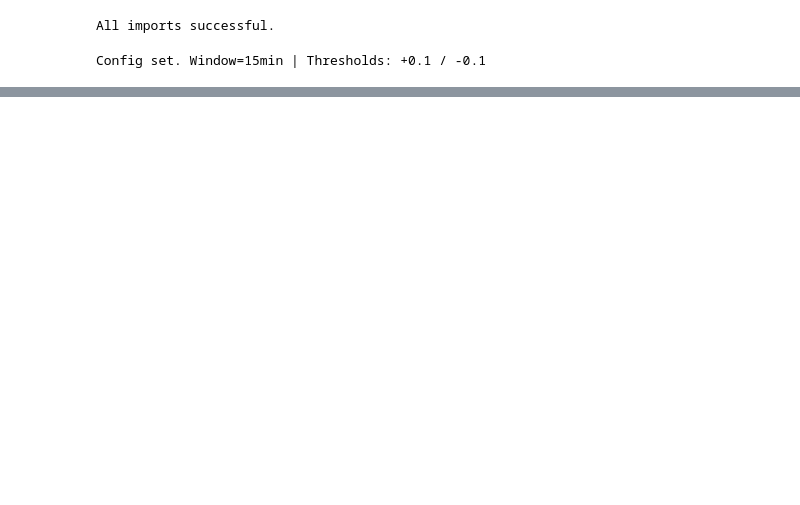
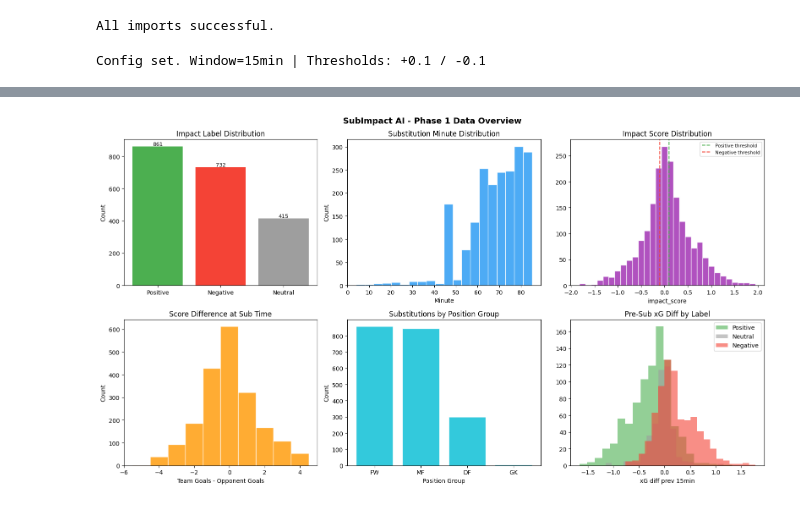
Before and after one commit to kaung-min-thant/SubImpact-AI, a Jupyter notebook: SubImpact_AI.ipynb, the cells around one changed output, grey strips where cells are left out. Drawn from its saved outputs; the diff is of its cells as text; code cells hidden in the pictures; blank space fills up the shorter version.

Commit message:
Completed Visualizations and Baseline models

```diff
--- a/SubImpact_AI.ipynb
+++ b/SubImpact_AI.ipynb
@@ -30,8 +30,12 @@ All imports successful.
 # %%
 COMPETITIONS = [
     {"competition_id": 43, "season_id": 106, "name": "FIFA World Cup 2022"},
+    {"competition_id": 55, "season_id": 282, "name": "UEFA Euro 2024"},
+    {"competition_id": 9,  "season_id": 281, "name": "Bundesliga 2023/2024"},
+    {"competition_id": 1267, "season_id": 107, "name": "African Cup of Nations 2023"},
+    {"competition_id": 53, "season_id": 315, "name": "UEFA Women's Euro 2025"},
+    {"competition_id": 7,  "season_id": 235, "name": "Ligue 1 2022/2023"},
 ]
-
 WINDOW_MIN   = 15
 MIN_POST_MIN = 5
 IMPACT_POS_THRESHOLD =  0.10
@@ -266,0 +333,58 @@ Extraction complete!
+# %%
+fig, axes = plt.subplots(2, 3, figsize=(16, 9))
+fig.suptitle("SubImpact AI - Phase 1 Data Overview", fontsize=14, fontweight="bold")
+
+# 1. Label distribution
+ax = axes[0, 0]
+counts = df["impact_label"].value_counts()
+colors = {"Positive": "#4CAF50", "Neutral": "#9E9E9E", "Negative": "#F44336"}
+bars = ax.bar(counts.index, counts.values, color=[colors.get(l, "#999") for l in counts.index])
+ax.set_title("Impact Label Distribution")
+ax.set_ylabel("Count")
+for bar, val in zip(bars, counts.values):
+    ax.text(bar.get_x() + bar.get_width()/2, bar.get_height() + 5, str(val), ha="center", fontsize=9)
+
+# 2. Substitution minute distribution
+ax = axes[0, 1]
+ax.hist(df["sub_minute"], bins=20, color="#2196F3", edgecolor="white", alpha=0.8)
+ax.set_title("Substitution Minute Distribution")
+ax.set_xlabel("Minute")
+ax.set_ylabel("Count")
+
+# 3. Impact score distribution
+ax = axes[0, 2]
+ax.hist(df["impact_score"], bins=30, color="#9C27B0", edgecolor="white", alpha=0.8)
+ax.axvline(IMPACT_POS_THRESHOLD, color="#4CAF50", linestyle="--", label=f"Positive threshold")
+ax.axvline(IMPACT_NEG_THRESHOLD, color="#F44336", linestyle="--", label=f"Negative threshold")
+ax.set_title("Impact Score Distribution")
+ax.set_xlabel("impact_score")
+ax.legend(fontsize=8)
+
+# 4. Score diff at sub time
+ax = axes[1, 0]
+ax.hist(df["score_diff"], bins=range(-5, 6), color="#FF9800", edgecolor="white", alpha=0.8, align="left")
+ax.set_title("Score Difference at Sub Time")
+ax.set_xlabel("Team Goals - Opponent Goals")
+ax.set_ylabel("Count")
+
+# 5. Position group distribution
+ax = axes[1, 1]
+pos_counts = df["position_group"].value_counts()
+ax.bar(pos_counts.index, pos_counts.values, color="#00BCD4", edgecolor="white", alpha=0.8)
+ax.set_title("Substitutions by Position Group")
+ax.set_xlabel("Position Group")
+ax.set_ylabel("Count")
+
+# 6. xG diff before sub by label
+ax = axes[1, 2]
+for label, color in colors.items():
+    subset = df[df["impact_label"] == label]["xg_diff_prev15"]
+    ax.hist(subset, bins=20, alpha=0.6, label=label, color=color)
+ax.set_title("Pre-Sub xG Diff by Label")
+ax.set_xlabel("xG diff prev 15min")
+ax.legend()
+
+plt.tight_layout()
+plt.show()
+# %% [output]
+[figure, added]
```
Also changed, not shown: parts of 6 cells of this notebook.
